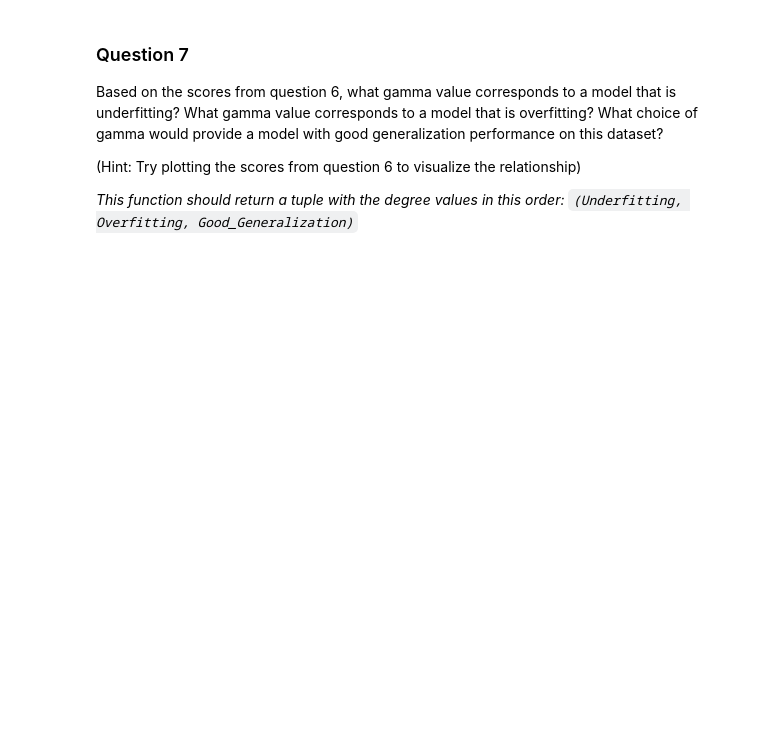
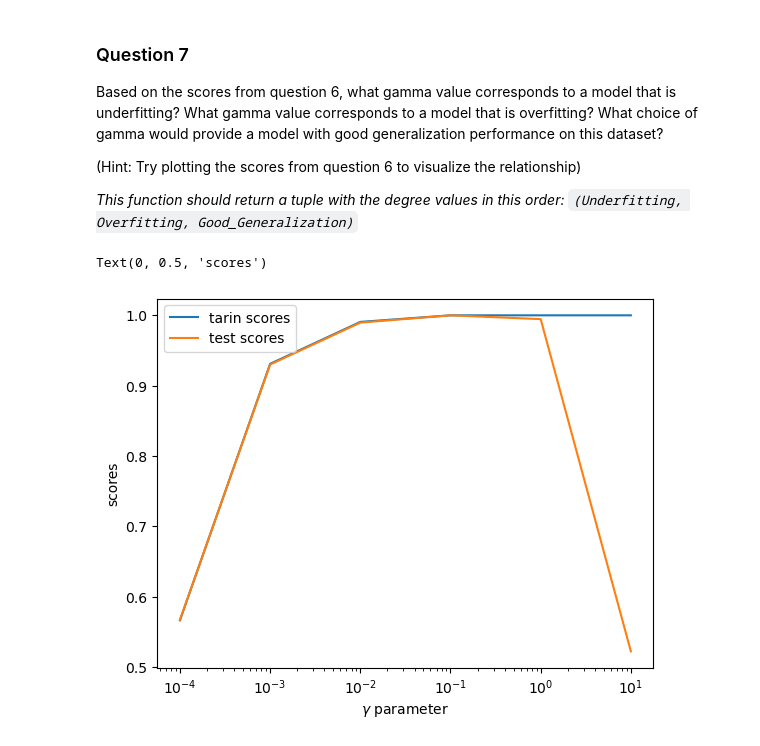
Before and after one commit to Abdoelabassi/Michigan-python-data-science, a Jupyter notebook: Applied-Machine-Learning/Week2/assignment/assignment2.ipynb, the cells around one changed output. Drawn from its saved outputs; the diff is of its cells as text; code cells hidden in the pictures; blank space fills up the shorter version.

```diff
--- a/Applied-Machine-Learning/Week2/assignment/assignment2.ipynb
+++ b/Applied-Machine-Learning/Week2/assignment/assignment2.ipynb
@@ -196,9 +268,14 @@ it should then become
     array([ 0.5,  0.73333333,  0.83333333,  0.76666667,  0.63333333, 0.5])
 
 *This function should return a tuple of numpy arrays `(training_scores, test_scores)` where each array in the tuple has shape `(6,)`.*
-# %%
-def answer_six():
-    from sklearn.svm import SVC
-    from sklearn.model_selection import validation_curve
-    # YOUR CODE HERE
-    raise NotImplementedError()
+# %%
+def answer_six():
+    from sklearn.svm import SVC
+    from sklearn.model_selection import validation_curve
+    # YOUR CODE HERE
+    param_range = np.logspace(-4, 1, 6)
+    train_scores, test_scores = validation_curve(SVC(random_state=0),X_test2, y_test2 ,param_name="gamma", param_range=param_range, cv=3, n_jobs=2)
+    mtrain_scores, mtest_scores  = np.array(list(map(np.mean, train_scores))), np.array(list(map(np.mean, test_scores)))
+    return (mtrain_scores, mtest_scores)
+# %%
+train_scores, test_scores =  answer_six()
@@ -216,0 +295,11 @@ def answer_seven():
+# %%
+%matplotlib inline
+plt.plot(np.logspace(-4, 1, 6), train_scores, label="tarin scores")
+plt.plot(np.logspace(-4, 1, 6), test_scores, label="test scores")
+plt.xscale("log")
+plt.legend()
+plt.xlabel("$\gamma$ parameter")
+plt.ylabel("scores")
+# %% [output]
+Text(0, 0.5, 'scores')
+[figure, added]
```
Also changed, not shown: parts of 18 cells of this notebook.
